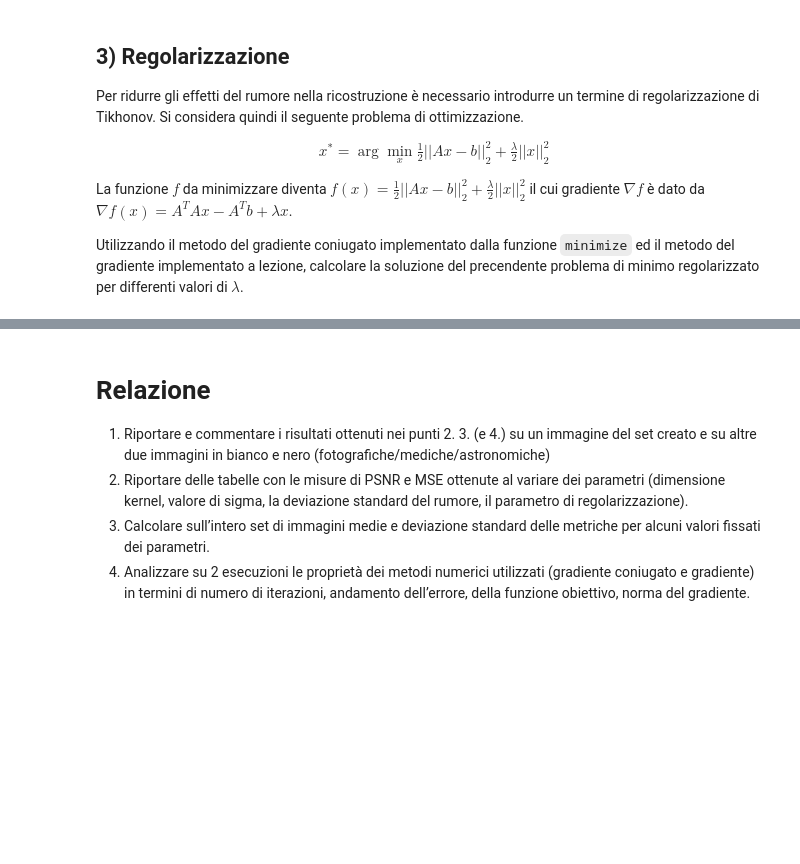
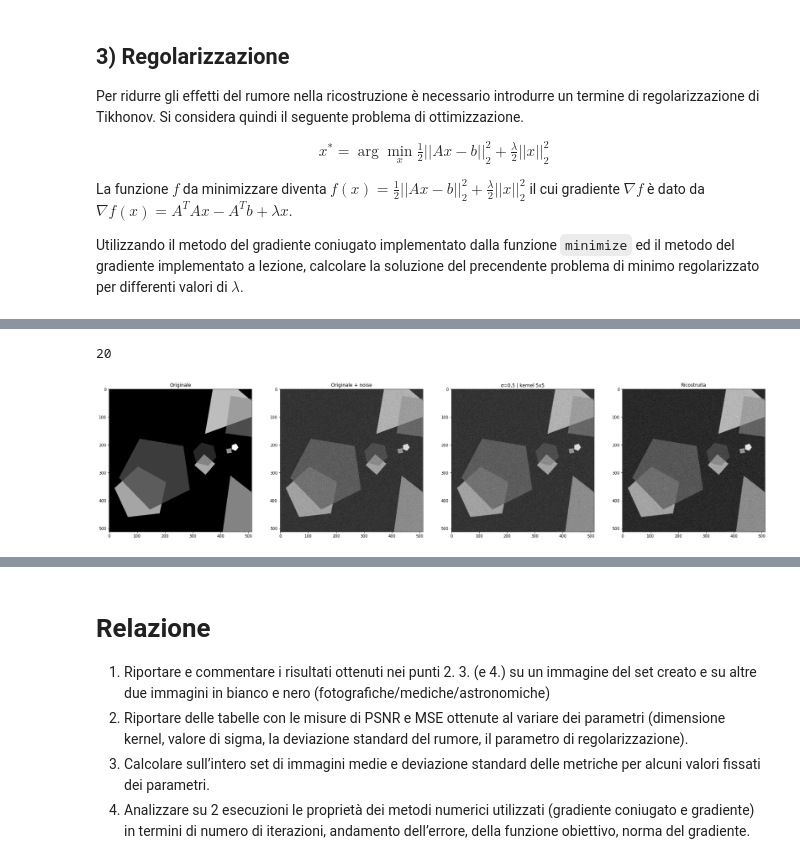
Before and after one commit to NotXia/imaging, a Jupyter notebook: progetto.ipynb, the cells around one changed output, grey strips where cells are left out. Drawn from its saved outputs; the diff is of its cells as text; code cells hidden in the pictures; blank space fills up the shorter version.

```diff
--- a/progetto.ipynb
+++ b/progetto.ipynb
@@ -147,0 +317,28 @@ Utilizzando il metodo del gradiente coniugato implementato dalla funzione `minim
+# %%
+out_reg_our, n_it = reg2(image1, blur1, 0.5)
+# %%
+print(n_it)
+out_reg_our = out_reg_our.reshape(image1.shape)
+
+plt.figure(figsize=(30, 10))
+
+ax1 = plt.subplot(1, 4, 1)
+ax1.imshow(real_image, cmap="gray")
+plt.title("Originale")
+
+ax1 = plt.subplot(1, 4, 2)
+ax1.imshow(real_noisy, cmap="gray")
+plt.title("Originale + noise")
+
+ax2 = plt.subplot(1, 4, 3)
+ax2.imshow(image1, cmap="gray")
+plt.title("σ=0,5 | kernel 5x5")
+
+ax3 = plt.subplot(1, 4, 4)
+ax3.imshow(out_reg_our, cmap="gray")
+plt.title("Ricostruita")
+
+plt.show()
+# %% [output]
+20
+[figure, added]
```
Also changed, not shown: parts of 15 cells of this notebook.
